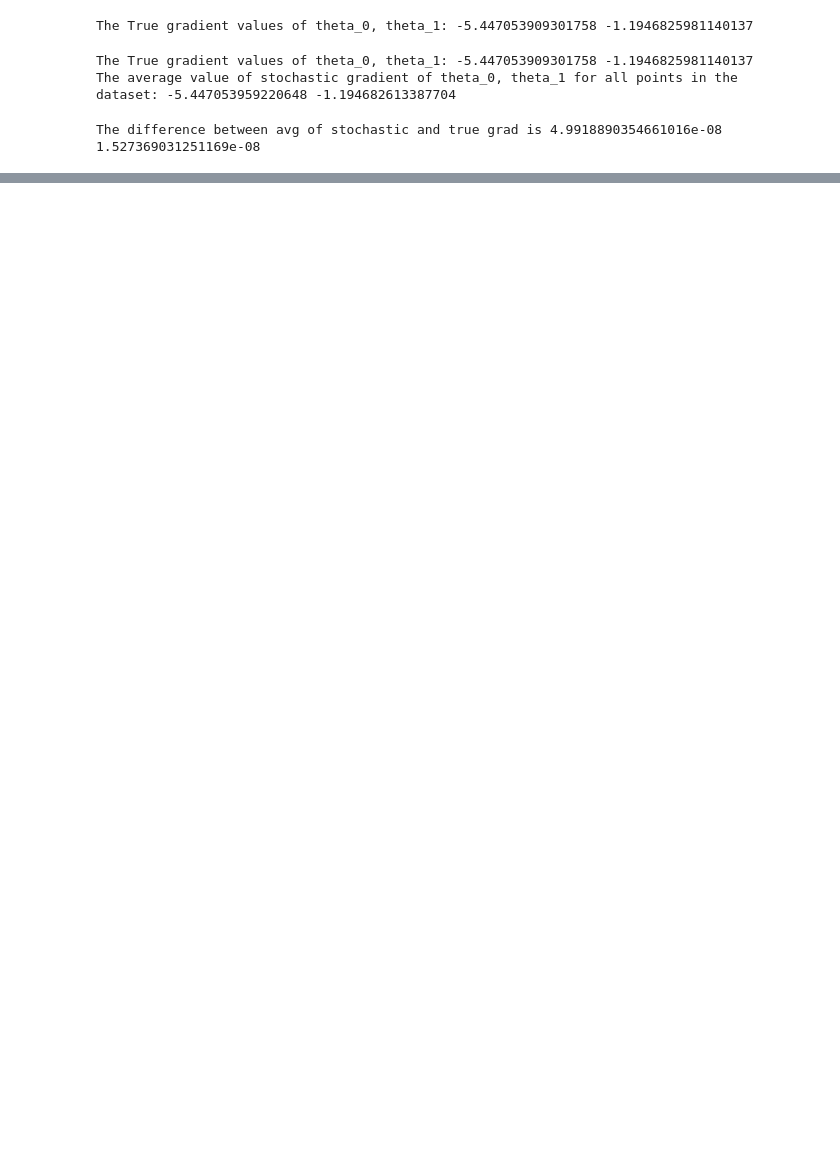
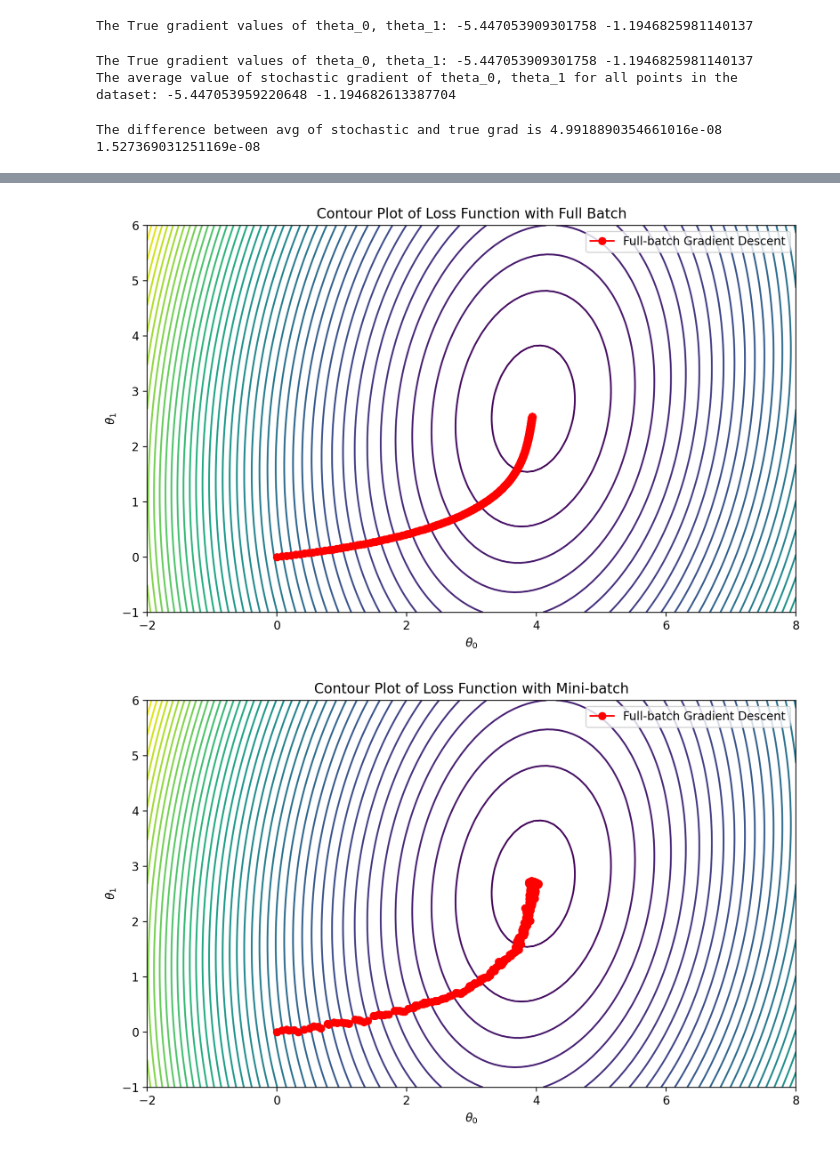
Before and after one commit to shadowscythe03/es335-24-fall-assignment-2, a Jupyter notebook: task_1.ipynb, the cells around one changed output, grey strips where cells are left out. Cells and saved outputs as stored; diff of their text form; code cells hidden in the pictures; blank space fills up the shorter version.

```diff
--- a/task_1.ipynb
+++ b/task_1.ipynb
@@ -268,0 +288,41 @@ plt.show()
+# %%
+theta0_range = np.linspace(-2, 8, 100)
+theta1_range = np.linspace(-1, 6, 100)
+theta0_grid, theta1_grid = np.meshgrid(theta0_range, theta1_range)
+loss_grid = np.zeros_like(theta0_grid)
+for i in range(theta0_grid.shape[0]):
+    for j in range(theta0_grid.shape[1]):
+        y_hat = reg(x1_torch, theta0_grid[i,j], theta1_grid[i,j])
+        loss_grid[i, j] = mse(y_hat, y_torch)
+# %%
+plt.figure(figsize=(10, 6))
+plt.contour(theta0_grid, theta1_grid, loss_grid, levels=50, cmap='viridis')
+plt.plot(t0_hist_full, t1_hist_full, marker='o', color='r', label='Full-batch Gradient Descent')
+
+plt.xlabel(r'$\theta_0$')
+plt.ylabel(r'$\theta_1$')
+plt.title('Contour Plot of Loss Function with Full Batch')
+plt.legend()
+plt.show()
+plt.figure(figsize=(10, 6))
+plt.contour(theta0_grid, theta1_grid, loss_grid, levels=50, cmap='viridis')
+plt.plot(t0_hist_mini, t1_hist_mini, marker='o', color='r', label='Full-batch Gradient Descent')
+
+plt.xlabel(r'$\theta_0$')
+plt.ylabel(r'$\theta_1$')
+plt.title('Contour Plot of Loss Function with Mini-batch')
+plt.legend()
+plt.show()
+
+plt.figure(figsize=(10, 6))
+plt.contour(theta0_grid, theta1_grid, loss_grid, levels=50, cmap='viridis')
+plt.plot(t0_hist_stoc, t1_hist_stoc, marker='o', color='r', label='Full-batch Gradient Descent')
+
+plt.xlabel(r'$\theta_0$')
+plt.ylabel(r'$\theta_1$')
+plt.title('Contour Plot of Loss Function with Stochastic')
+plt.legend()
+plt.show()
+# %% [output]
+[figure, added]
+[figure, added]
```
Also changed, not shown: parts of 4 cells of this notebook, 6 other files.
